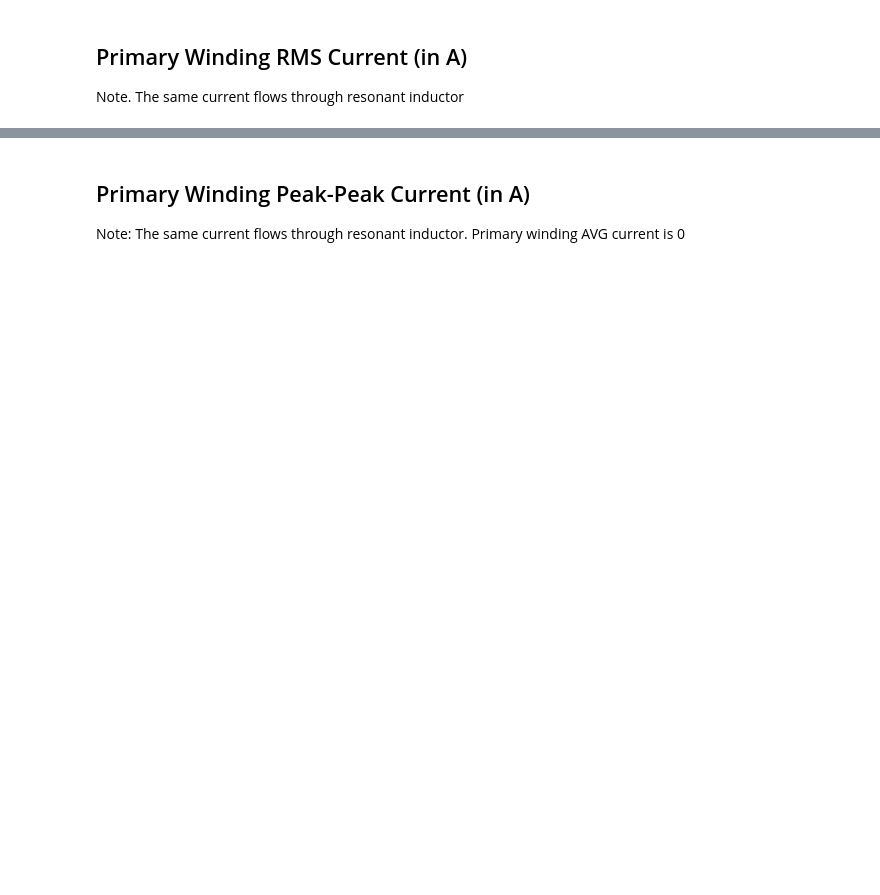
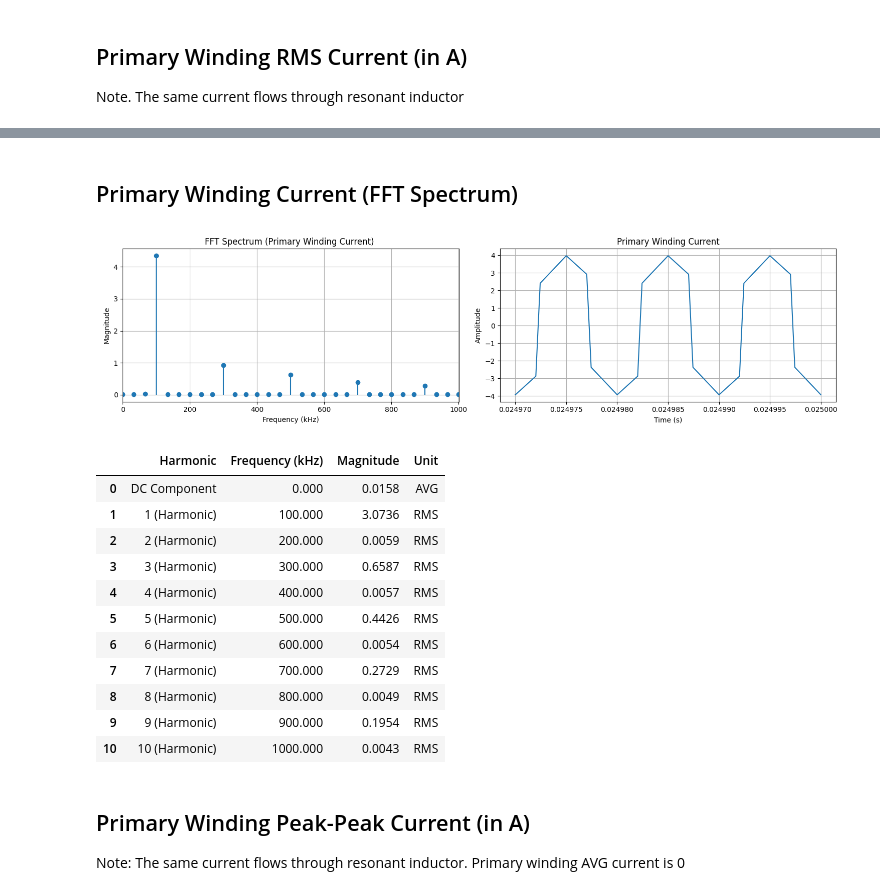
Before and after one commit to popest/PowerElectronics_JupyterLab_QSPICE, a Jupyter notebook: Phase-Shift_Full-Bridge/PSFB_center_tap_sec.ipynb, the cells around one changed output, grey strips where cells are left out. Saved outputs shown, nothing was run; the diff lists cells and outputs as text; code cells hidden in the pictures; blank space fills up the shorter version.

```diff
--- a/Phase-Shift_Full-Bridge/PSFB_center_tap_sec.ipynb
+++ b/Phase-Shift_Full-Bridge/PSFB_center_tap_sec.ipynb
@@ -424,3 +509,74 @@ print(I_Lprim_RMS)
+# %% [markdown]
+## Primary Winding Current (FFT Spectrum)
+# %%
+time_uneven = wfrm["time"]
+waveform = wfrm["i(l1)"]
+
+# Resample data for FFT
+time_resampled, waveform_resampled, sampling_rate = resample(wfrm["time"], wfrm["i(l1)"], fsw)
+
+# Perform FFT
+fft_values = rfft(waveform_resampled)
+num_samples = len(time_resampled)
+freq = rfftfreq(num_samples, d=1/sampling_rate)
+norm_amplitude = np.abs(fft_values)/num_samples
+norm_amplitude[1:] *= 2 # DC component is not mirrored
+
+# Find index of the fundamental frequency
+fundamental_idx = np.argmin(np.abs(freq - fsw))
+
+# Extract the first 10 harmonics
+harmonic_indices = [0] + [fundamental_idx * n for n in range(1, 11)]
+harmonic_frequencies = freq[harmonic_indices]/1000
+harmonic_magnitudes_rms = np.concatenate(([norm_amplitude[0]], norm_amplitude[harmonic_indices[1:11]] / np.sqrt(2)))
+
+# Create a DataFrame for the results
+harmonics_table = pd.DataFrame({
+    "Harmonic": ["DC Component"] + [f"{n} (Harmonic)" for n in range(1, 11)],
+    "Frequency (kHz)": harmonic_frequencies,
+    "Magnitude": harmonic_magnitudes_rms
+})
+
+harmonics_table["Unit"] = ["AVG"]+ ["RMS"] * 10
+
+fig, ax = plt.subplots(1, 2, figsize=(15, 4))
+
+# Plot the spectrum
+ax[0].stem(freq / 1000, norm_amplitude, basefmt=" ", label="FFT Spectrum")
+#axes[0].scatter(harmonic_frequencies, harmonic_magnitudes_rms, color="red", label="Harmonics")
+ax[0].set_title("FFT Spectrum (Primary Winding Current) ")
+ax[0].set_xlabel("Frequency (kHz)")
+ax[0].set_ylabel("Magnitude")
+ax[0].set_xlim(0, np.max(harmonic_frequencies) + 0.1)  # Limit x-axis to harmonics range
+ax[0].grid()
+
+# Create a second plot (for example, a simple sine wave) on the second axis (ax[1])
+ax[1].plot(time_uneven, waveform)
+ax[1].set_title("Primary Winding Current")
+ax[1].set_xlabel("Time (s)")
+ax[1].set_ylabel("Amplitude")
+ax[1].grid()
+
+# Adjust layout
+plt.tight_layout()
+plt.show()
+
+# Display the table in Jupyter Notebook
+display(harmonics_table.style.format({"Frequency (kHz)": "{:.3f}", "Magnitude": "{:.4f}"}))
+# %% [output]
+[figure, added]
+|  | Harmonic | Frequency (kHz) | Magnitude | Unit |
+| 0 | DC Component | 0.000 | 0.0158 | AVG |
+| 1 | 1 (Harmonic) | 100.000 | 3.0736 | RMS |
+| 2 | 2 (Harmonic) | 200.000 | 0.0059 | RMS |
+| 3 | 3 (Harmonic) | 300.000 | 0.6587 | RMS |
+| 4 | 4 (Harmonic) | 400.000 | 0.0057 | RMS |
+| 5 | 5 (Harmonic) | 500.000 | 0.4426 | RMS |
+| 6 | 6 (Harmonic) | 600.000 | 0.0054 | RMS |
+| 7 | 7 (Harmonic) | 700.000 | 0.2729 | RMS |
+| 8 | 8 (Harmonic) | 800.000 | 0.0049 | RMS |
+| 9 | 9 (Harmonic) | 900.000 | 0.1954 | RMS |
+| 10 | 10 (Harmonic) | 1000.000 | 0.0043 | RMS |
 # %% [markdown]
 ## Primary Winding Peak-Peak Current (in A)
 Note: The same current flows through resonant inductor. Primary winding AVG current is 0
```
Also changed, not shown: parts of 18 cells of this notebook, 3 other files.
